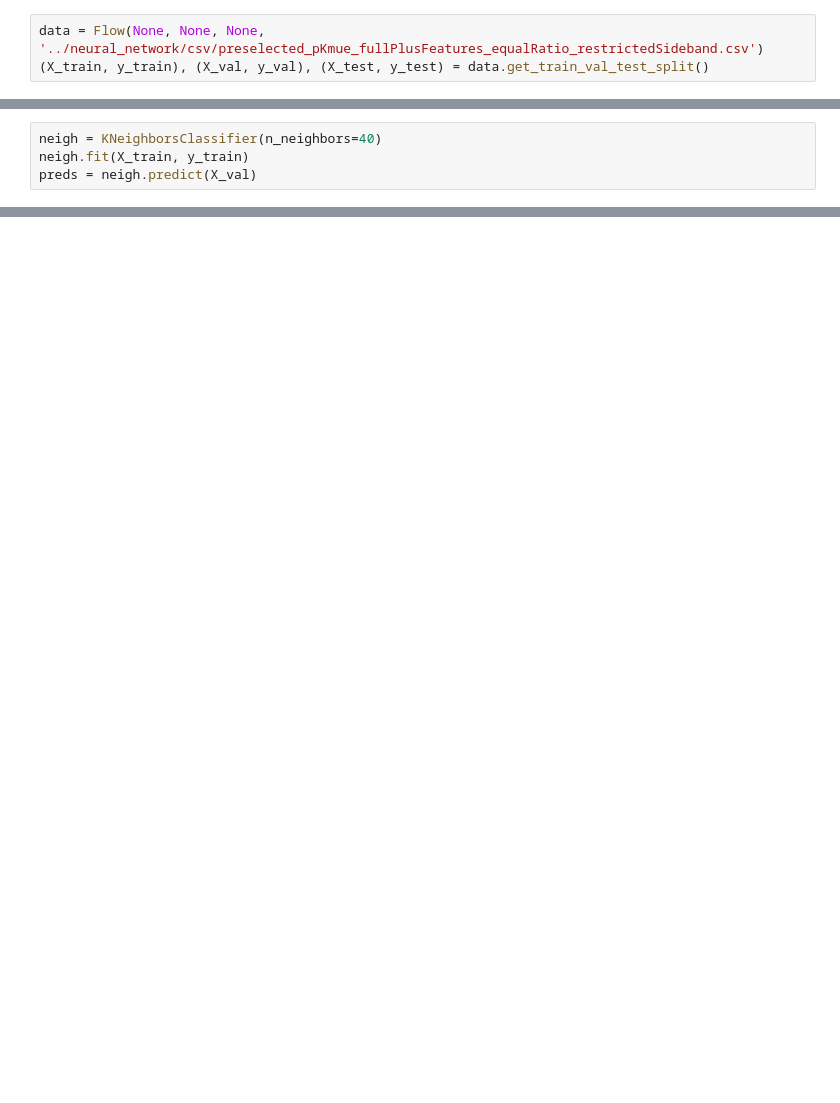
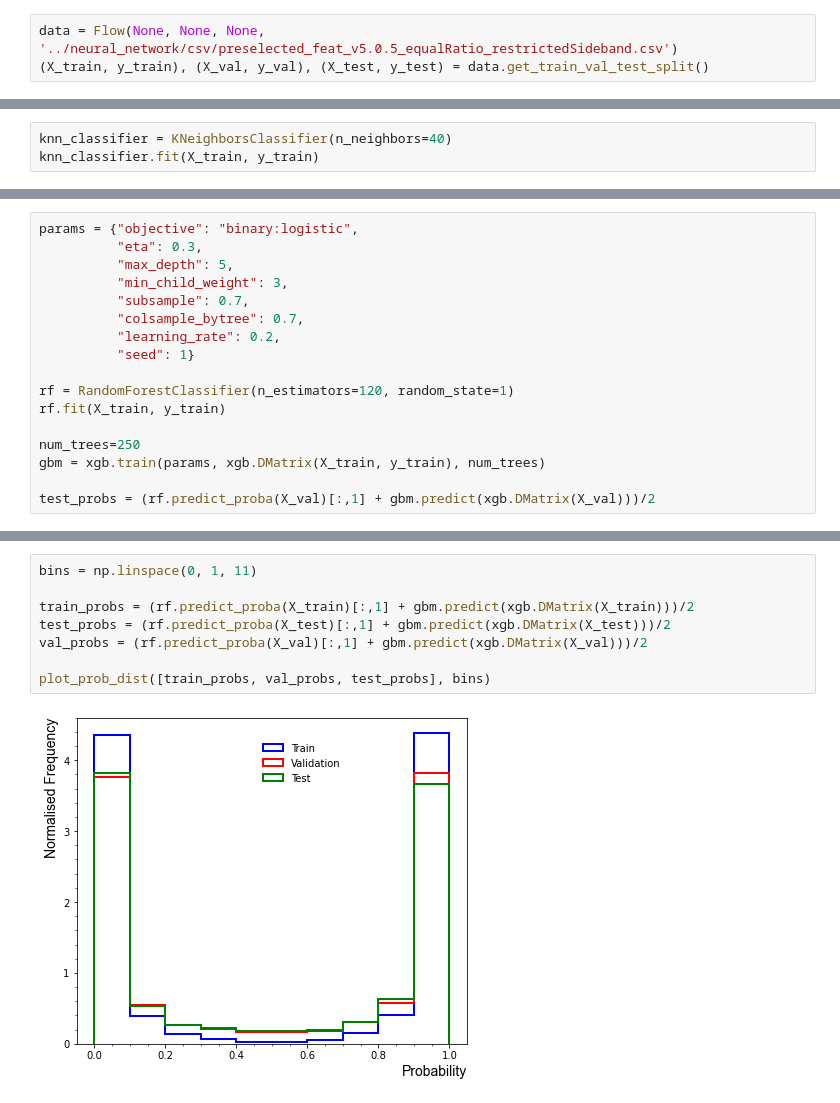
Before and after one commit to ChandlerKenworthy/Y4RareDecayProject, a Jupyter notebook: code/classification_methods/KNN.ipynb, the cells around one changed output, grey strips where cells are left out. Saved outputs shown, nothing was run; the diff lists cells and outputs as text; blank space fills up the shorter version.

```diff
--- a/code/classification_methods/KNN.ipynb
+++ b/code/classification_methods/KNN.ipynb
@@ -5,5 +13,5 @@ import sys
 sys.path.append('../')
 from dataflow import Flow
 # %%
-data = Flow(None, None, None, '../neural_network/csv/preselected_pKmue_fullPlusFeatures_equalRatio_restrictedSideband.csv')
+data = Flow(None, None, None, '../neural_network/csv/preselected_feat_v5.0.5_equalRatio_restrictedSideband.csv')
 (X_train, y_train), (X_val, y_val), (X_test, y_test) = data.get_train_val_test_split()
@@ -10,4 +78,3 @@ data = Flow(None, None, None, '../neural_network/csv/preselected_pKmue_fullPlusF
 # %%
-neigh = KNeighborsClassifier(n_neighbors=40)
-neigh.fit(X_train, y_train)
-preds = neigh.predict(X_val)
+knn_classifier = KNeighborsClassifier(n_neighbors=40)
+knn_classifier.fit(X_train, y_train)
@@ -49,0 +90,17 @@ plt.show()
+# %%
+params = {"objective": "binary:logistic",
+          "eta": 0.3,
+          "max_depth": 5,
+          "min_child_weight": 3,
+          "subsample": 0.7,
+          "colsample_bytree": 0.7,
+          "learning_rate": 0.2,
+          "seed": 1}
+
+rf = RandomForestClassifier(n_estimators=120, random_state=1)
+rf.fit(X_train, y_train)
+
+num_trees=250
+gbm = xgb.train(params, xgb.DMatrix(X_train, y_train), num_trees)
+
+test_probs = (rf.predict_proba(X_val)[:,1] + gbm.predict(xgb.DMatrix(X_val)))/2
@@ -49,0 +116,10 @@ plt.show()
+# %%
+bins = np.linspace(0, 1, 11)
+
+train_probs = (rf.predict_proba(X_train)[:,1] + gbm.predict(xgb.DMatrix(X_train)))/2
+test_probs = (rf.predict_proba(X_test)[:,1] + gbm.predict(xgb.DMatrix(X_test)))/2
+val_probs = (rf.predict_proba(X_val)[:,1] + gbm.predict(xgb.DMatrix(X_val)))/2
+
+plot_prob_dist([train_probs, val_probs, test_probs], bins)
+# %% [output]
+[figure, added]
```
Also changed, not shown: parts of 18 cells of this notebook, 9 other files.
